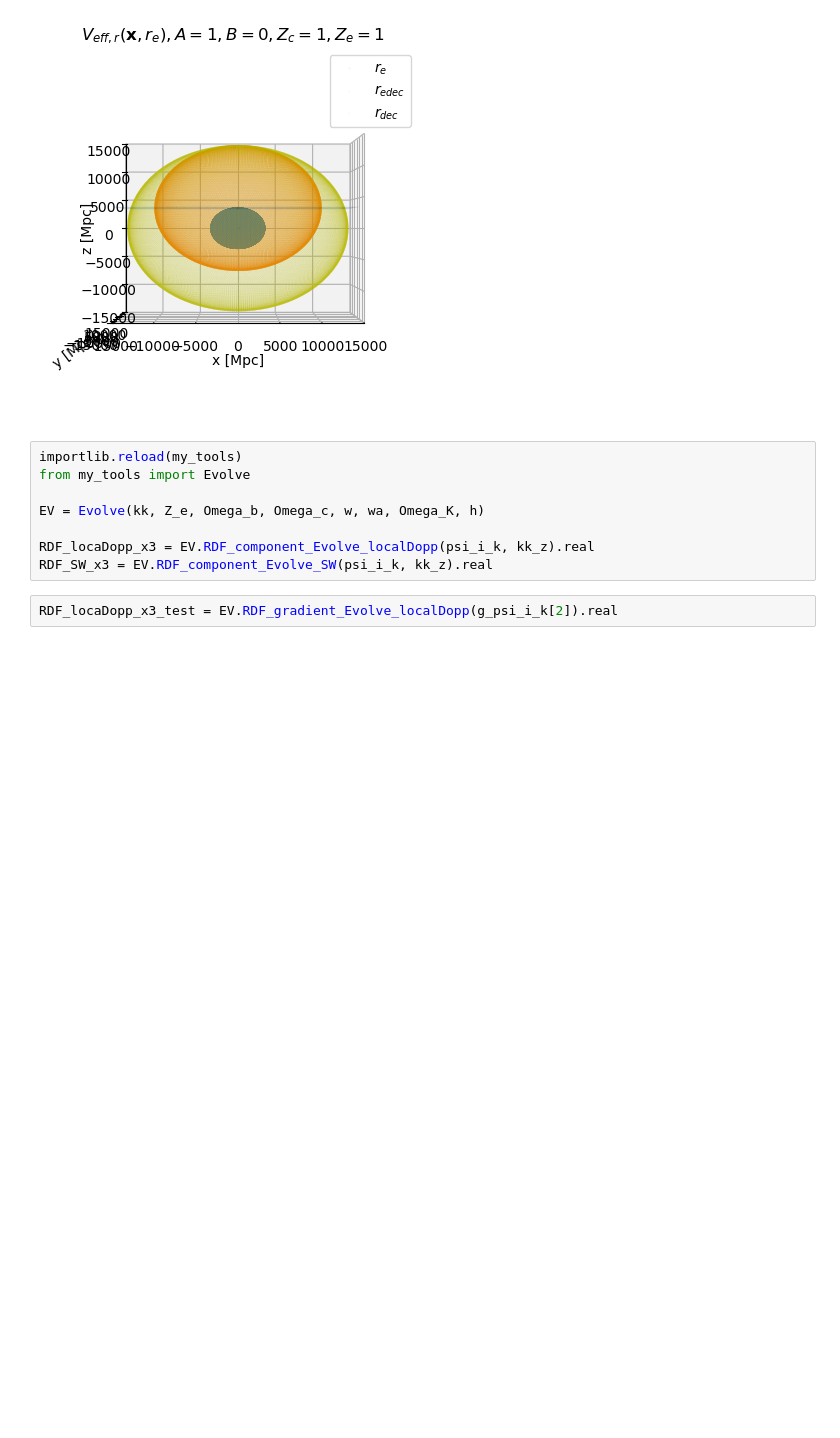
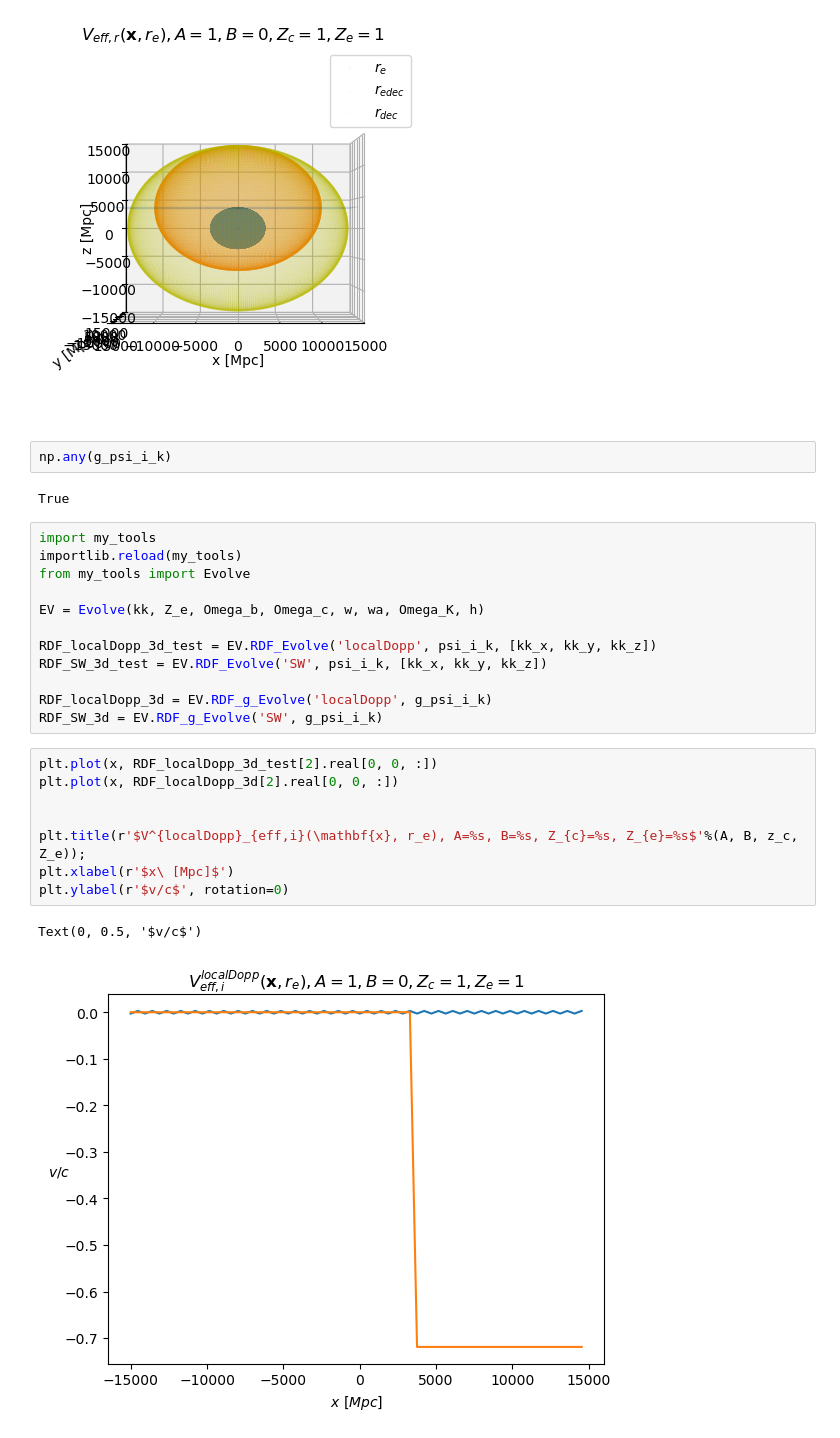
Before and after one commit to catketchup/ReCCO, a Jupyter notebook: code/sim_bubble_collision.ipynb, the cells around one changed output. Cells and saved outputs as stored; diff of their text form; blank space fills up the shorter version.

```diff
--- a/code/sim_bubble_collision.ipynb
+++ b/code/sim_bubble_collision.ipynb
@@ -290,13 +290,30 @@ ax.legend()
 ax.view_init(0, -90)
 # %% [output]
 [figure]
+# %%
+np.any(g_psi_i_k)
+# %% [output]
+True
 # %%
+import my_tools
 importlib.reload(my_tools)
 from my_tools import Evolve
 
 EV = Evolve(kk, Z_e, Omega_b, Omega_c, w, wa, Omega_K, h)
 
-RDF_locaDopp_x3 = EV.RDF_component_Evolve_localDopp(psi_i_k, kk_z).real
-RDF_SW_x3 = EV.RDF_component_Evolve_SW(psi_i_k, kk_z).real
+RDF_localDopp_3d_test = EV.RDF_Evolve('localDopp', psi_i_k, [kk_x, kk_y, kk_z])
+RDF_SW_3d_test = EV.RDF_Evolve('SW', psi_i_k, [kk_x, kk_y, kk_z])
+
+RDF_localDopp_3d = EV.RDF_g_Evolve('localDopp', g_psi_i_k)
+RDF_SW_3d = EV.RDF_g_Evolve('SW', g_psi_i_k)
-# %%
-RDF_locaDopp_x3_test = EV.RDF_gradient_Evolve_localDopp(g_psi_i_k[2]).real
+# %%
+plt.plot(x, RDF_localDopp_3d_test[2].real[0, 0, :])
+plt.plot(x, RDF_localDopp_3d[2].real[0, 0, :])
+
+
+plt.title(r'$V^{localDopp}_{eff,i}(\mathbf{x}, r_e), A=%s, B=%s, Z_{c}=%s, Z_{e}=%s$'%(A, B, z_c, Z_e));
+plt.xlabel(r'$x\ [Mpc]$')
+plt.ylabel(r'$v/c$', rotation=0)
+# %% [output]
+Text(0, 0.5, '$v/c$')
+[figure, added]
```
Also changed, not shown: parts of 9 cells of this notebook, 1 other file.
